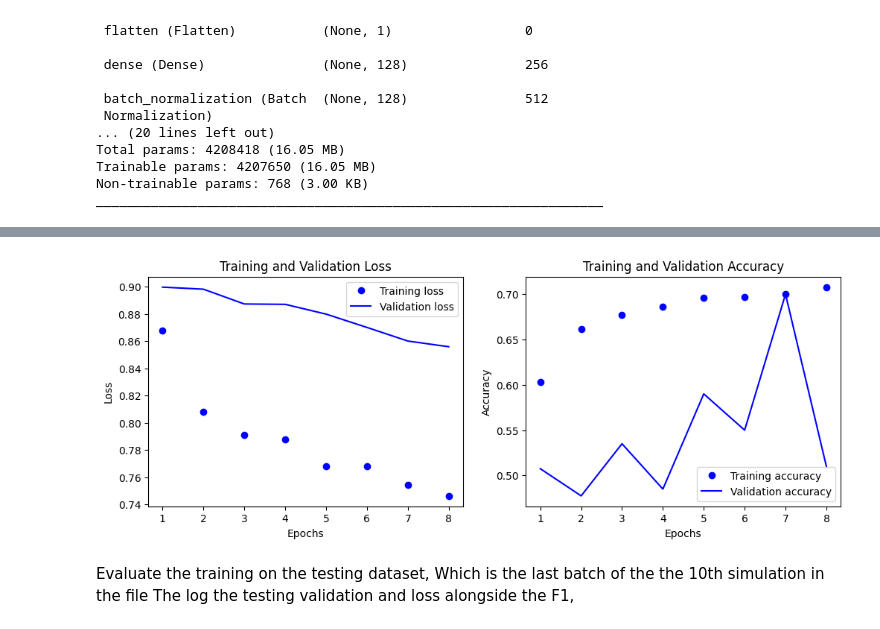
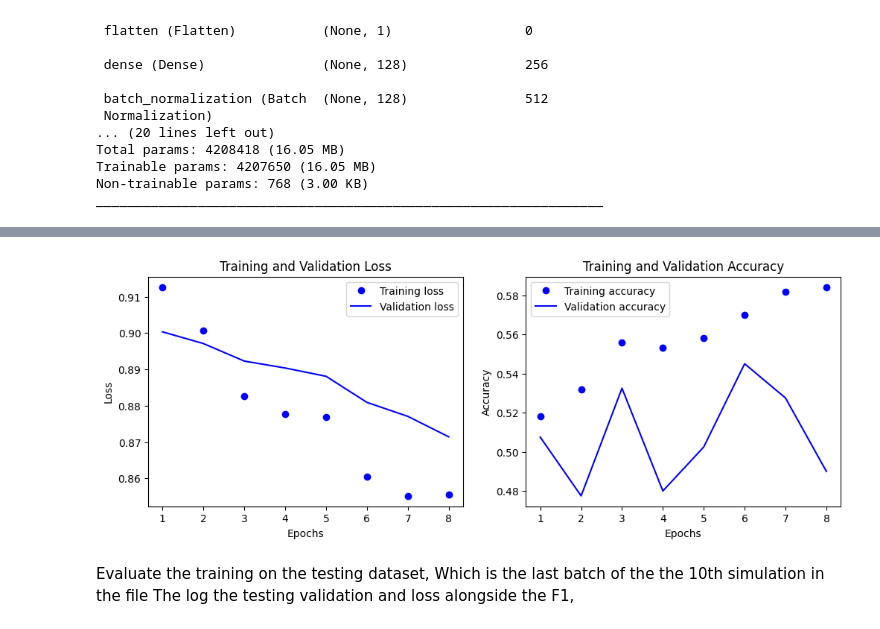
Before and after one commit to Djinho/EvoNet-CNN-Insight, a Jupyter notebook: model_training/Ancient_strong/AS.ipynb, the cells around one changed output, grey strips where cells are left out. Cells and saved outputs as stored; diff of their text form; code cells hidden in the pictures.

```diff
--- a/model_training/Ancient_strong/AS.ipynb
+++ b/model_training/Ancient_strong/AS.ipynb
@@ -67,7 +67,7 @@ subprocess.call("bash ../../generate_dataset.sh params_Ancient_weak.txt".split()
 
 path_sim = './'
 # %%
-file_sim = ImaFile(simulations_folder=path_sim + 'AW/Simulations1', nr_samples=198, model_name='Marth-3epoch-CEU');
+file_sim = ImaFile(simulations_folder=path_sim + 'AS/Simulations1', nr_samples=198, model_name='Marth-3epoch-CEU');
 # %% [markdown]
 Then, we populate an _ImaGene_ object by specifying the variable we want to estimate/predict (`selection_coeff_hetero`) and how many data points per class we wish to retain.
 As a quick example, we will use only 2000 data points per class.
@@ -200,7 +200,7 @@ while i < 10:
     print(i)
 
     # Create ImaFile object for the specified simulation folder and model
-    file_sim = ImaFile(simulations_folder=path_sim + 'AW/Simulations' + str(i), nr_samples=198, model_name='Marth-3epoch-CEU')
+    file_sim = ImaFile(simulations_folder=path_sim + 'AS/Simulations' + str(i), nr_samples=198, model_name='Marth-3epoch-CEU')
 
     # Read the simulation data
     gene_sim = file_sim.read_simulations(parameter_name='selection_coeff_hetero', max_nrepl=4000)
@@ -281,4 +281,4 @@ plt.show()
-[figure, old version]
+[figure, new version]
 # %% [markdown]
 Evaluate the training on the testing dataset, Which is the last batch of the the 10th simulation in the file
 The log the testing validation and loss alongside the F1,
```
Also changed, not shown: parts of 13 cells of this notebook.
